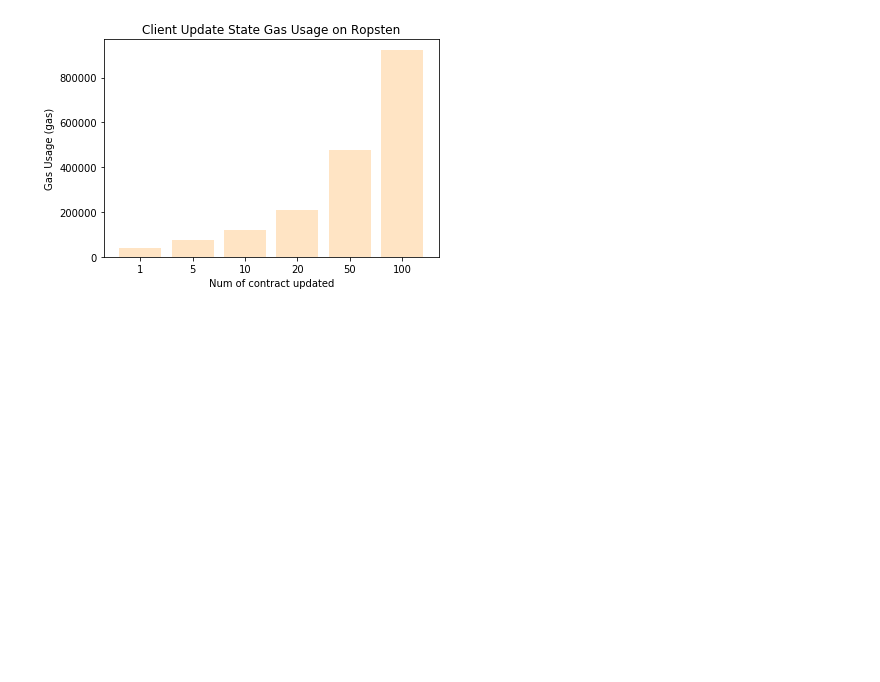
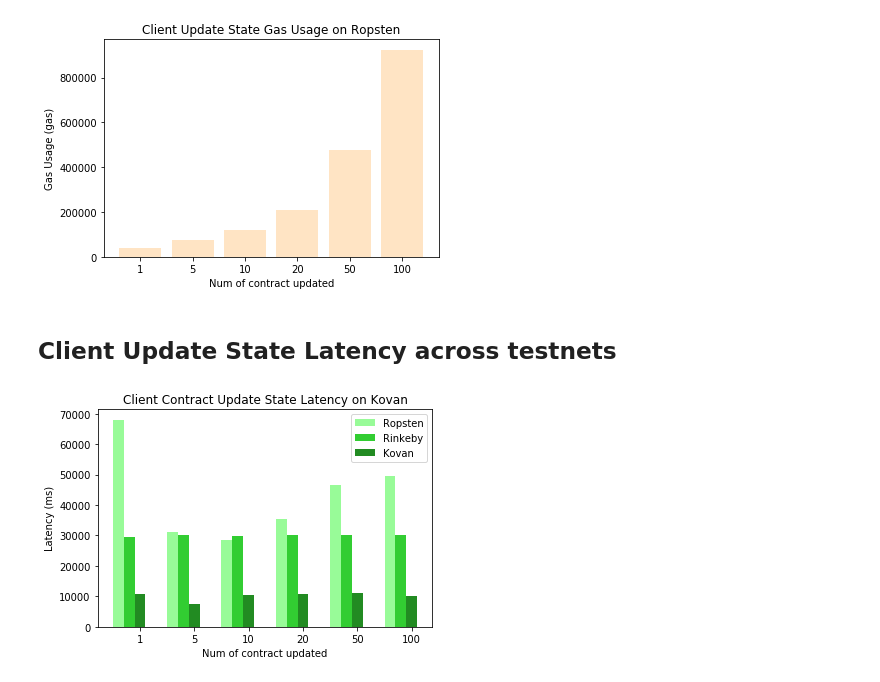
Before and after one commit to Turing-Space/cryBlock-Hierarchical-interactions-between-Ethereum-smart-contracts-across-Testnets, a Jupyter notebook: plot/data_processor.ipynb, the cells around one changed output. Cells and saved outputs as stored; diff of their text form; code cells hidden in the pictures; blank space fills up the shorter version.

Commit message:
complete three more graphs for multi-bar

```diff
--- a/plot/data_processor.ipynb
+++ b/plot/data_processor.ipynb
@@ -75,4 +74,23 @@ def barplot(x_data, y_data, error_data, x_label, y_label, title, set_color):
     ax.set_title(title)
+# %%
+# Define a function for a bar plot
+def barplotTriple(x_data, y_data_list, error_data, x_label, y_label, title, set_color_list, set_width, set_legend_list):
+    _, ax = plt.subplots()
+    length = len(y_data_list[0])
+#     ax.set_xticklabels(x_data)
+#     ax.bar(x_data, y_data, color = set_color, align = 'center')
+    bar = [0,0,0]
+    bar[0] = ax.bar([x - set_width for x in range(length)], y_data_list[0], color = set_color_list[0], align = 'center', tick_label=x_data, width=set_width)
+    bar[1] = ax.bar(range(length), y_data_list[1], color = set_color_list[1], align = 'center', tick_label=x_data, width=set_width)
+    bar[2] = ax.bar([x + set_width for x in range(length)], y_data_list[2], color = set_color_list[2], align = 'center', tick_label=x_data, width=set_width)
+#     if (error_data != 'None'):
+#         ax.errorbar(range(len(y_data)), y_data, yerr = error_data, color = '#297083', ls = 'none', lw = 2, capthick = 2)
+
+    ax.legend(bar, set_legend_list)
+
+    ax.set_ylabel(y_label)
+    ax.set_xlabel(x_label)
+    ax.set_title(title)
 # %% [markdown]
 ## Custodian Deployment Latency
 # %%
@@ -157,3 +175,18 @@ barplot(x_data = CLIENT_STR_1_TO_100
 plt.show()
 # %% [output]
 [figure]
+# %% [markdown]
+## Client Update State Latency across testnets
+# %%
+barplotTriple(x_data = CLIENT_STR_1_TO_100
+        , y_data_list = [[Data[net][num]['avg'] for num in STR_5_TO_10] for net in TEST_NETS]
+        , error_data = "None"
+        , x_label = 'Num of contract updated'
+        , y_label = 'Latency (ms)'
+        , title = 'Client Contract Update State Latency on ' + net
+        , set_color_list = ['palegreen','limegreen','forestgreen']
+        , set_width = 0.2
+        , set_legend_list = TEST_NETS)
+plt.show()
+# %% [output]
+[figure, added]
```
Also changed, not shown: parts of 4 cells of this notebook, 3 other files.
